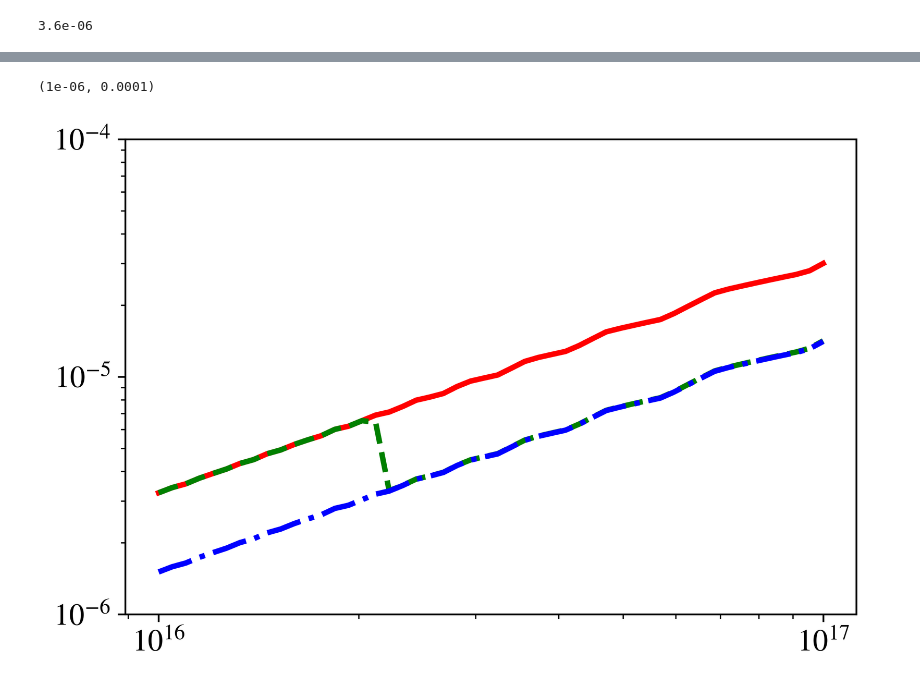
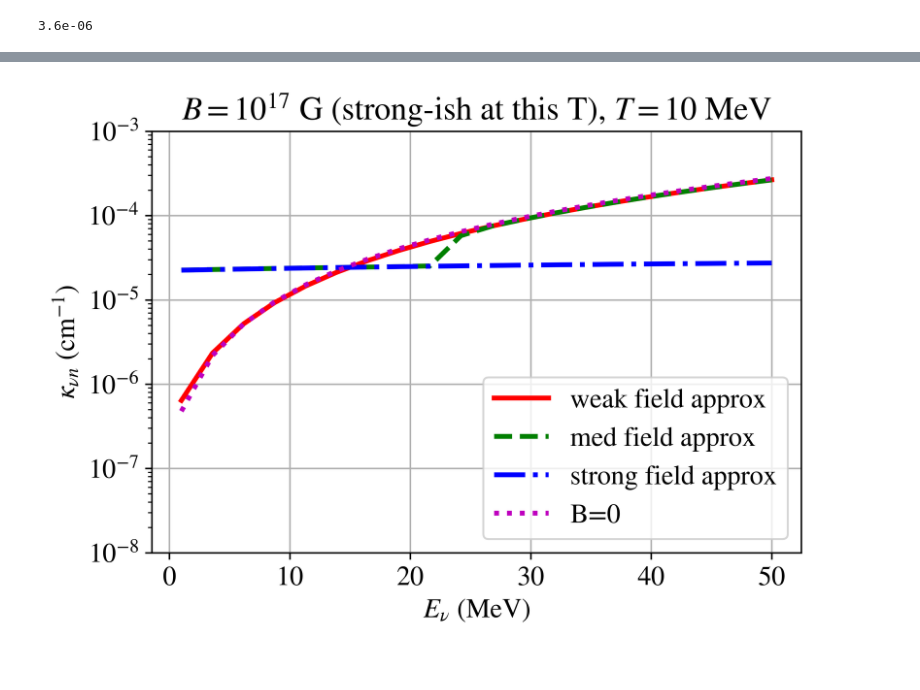
Before and after one commit to clwelch03/HEA-neutrinos, a Jupyter notebook: src/newopacities_mlknotes.ipynb, the cells around one changed output, grey strips where cells are left out. Drawn from its saved outputs; the diff is of its cells as text; code cells hidden in the pictures.

Commit message:
Added plots comparing to our old results and to B=0 results

```diff
--- a/src/newopacities_mlknotes.ipynb
+++ b/src/newopacities_mlknotes.ipynb
@@ -119,7 +122,7 @@ def nun_opacity_med(nb, yp, eb, t, knu, ct_nu):
                 ne0 = 1
             else:
                 ne0 = 0
-            result += gntilde(eb, t) * neut_density / 2 * mat_elt(sp, sn, ct_nu, ne0) * (1 - nfd(e0pl, mue, t)) * exp(GN * sn * ebmt / 2) * (
+            result += gntilde(eb, t) * neut_density / 2 * mat_elt(sp, sn, ct_nu, ne0) * v_tilde * (1 - nfd(e0pl, mue, t)) * exp(GN * sn * ebmt / 2) * (
                 1 - prot_density * exp(GP * sp * ebmt / 2) * (pi / mt)**(3 / 2) * sinh(ebmt / 2) / cosh(GP * ebmt / 4) / ebmt * exp(- knu**2 / (4 * mt)))
     return result
 
@@ -135,14 +138,25 @@ def nun_opacity_low(nb, yp, eb, t, knu, ct_nu):
     for sp in (-1, 1):
         for sn in (-1, 1):
             e0pl = knu + NEUTRON_MASS - PROTON_MASS - GN * sn * eb / (4 * NUCLEON_MASS) + GP * sp * eb / (4 * NUCLEON_MASS)
-            v_tilde = e0pl**2 / eb
-            if v_tilde == 1:
-                ne0 = 1
-            else:
-                ne0 = 0
-            result += gntilde(eb, t) * neut_density / 2 * mat_elt(sp, sn, ct_nu, ne0) * (1 - nfd(e0pl, mue, t)) * exp(GN * sn * ebmt / 2) * (
+            result += gntilde(eb, t) * neut_density / 2 * mat_elt(sp, sn, ct_nu) * e0pl**2 / eb * (1 - nfd(e0pl, mue, t)) * exp(GN * sn * ebmt / 2) * (
                 1 - prot_density / 2 * exp(GP * sp * ebmt / 2) * (pi / mt)**(3 / 2) / cosh(GP * ebmt / 4) * exp(- knu**2 / (4 * mt)))
     return result
+
+def nun_opacity_zero(nb, yp, t, knu, ct_nu):
+    mt = NUCLEON_MASS * t
+    neut_density = nb * (1 - yp)
+    prot_density = nb * yp
+    mue = mue_solver_zero(prot_density, t)
+    #print(mue)
+    #print(mue, prot_density, exp(log_electron_density(mue, eb, t)))
+
+    result = 0
+    for sp in (-1, 1):
+        for sn in (-1, 1):
+            e0pl = knu + NEUTRON_MASS - PROTON_MASS
+            result += GF**2 * COS_TC**2 / (4 * pi) * neut_density / 2 * mat_elt(sp, sn, ct_nu) * e0pl**2 * (1 - nfd(e0pl, mue, t)) * (
+                1 - prot_density / 2 * (pi / mt)**(3 / 2) * exp(- knu**2 / (4 * mt)))
+    return result
 # %%
 nun_opacity_high(0.00016, 0.25, 10**17 * G_TO_FM, 1 / HBARC, 10 / HBARC, 0) * 10**13
 # %% [output]
@@ -156,12 +169,18 @@ nun_opacity_med(0.00016, 0.25, 10**17 * G_TO_FM, 1 / HBARC, 10 / HBARC, 0) * 10*
 # %% [output]
 3.6e-06
 # %%
-bspace = logspace(16, 17, 50)
+knuspace = linspace(1, 50, 20) / HBARC
 
-plt.plot(bspace, [nun_opacity_low(0.16 * 10**-2, 0.25, b * G_TO_FM, 30 / HBARC, 10 / HBARC, 0.7) * 10**13 for b in bspace], 'r-',
-         bspace, [nun_opacity_med(0.16 * 10**-2, 0.25, b * G_TO_FM, 30 / HBARC, 10 / HBARC, 0.7) * 10**13 for b in bspace], 'g--',
-         bspace, [nun_opacity_high(0.16 * 10**-2, 0.25, b * G_TO_FM, 30 / HBARC, 10 / HBARC, 0.7) * 10**13 for b in bspace], 'b-.')
-plt.xscale('log')
+plt.plot(knuspace * HBARC, [nun_opacity_low(0.16 * 10**-2, 0.25, 1e17 * G_TO_FM, 40 / HBARC, knu, 0.7) * 10**13 for knu in knuspace], 'r-',
+         knuspace * HBARC, [nun_opacity_med(0.16 * 10**-2, 0.25, 1e17 * G_TO_FM, 40 / HBARC, knu, 0.7) * 10**13 for knu in knuspace], 'g--',
+         knuspace * HBARC, [nun_opacity_high(0.16 * 10**-2, 0.25, 1e17 * G_TO_FM, 40 / HBARC, knu, 0.7) * 10**13 for knu in knuspace], 'b-.',
+         knuspace * HBARC, [nun_opacity_zero(0.16 * 10**-2, 0.25, 40 / HBARC, knu, 0.7) * 10**13 for knu in knuspace], 'm:')
+#plt.xscale('log')
 plt.yscale('log')
-plt.ylim([1e-6, 1e-4])
+#plt.ylim([1e-8, 1e-3])
+plt.xlabel('$E_\\nu$ (MeV)')
+plt.ylabel('$\kappa_{\\nu n}$ (cm$^{-1}$)')
+plt.grid(True)
+plt.legend(['weak field approx', 'med field approx', 'strong field approx', 'B=0'])
+plt.title('$B = 10^{17}$ G (strong-ish at this T), $T = 10$ MeV')
 # %% [output]
@@ -170,2 +188 @@ plt.ylim([1e-6, 1e-4])
-(1e-06, 0.0001)
-[figure, old version]
+[figure, new version]
```
Also changed, not shown: parts of 8 cells of this notebook.
